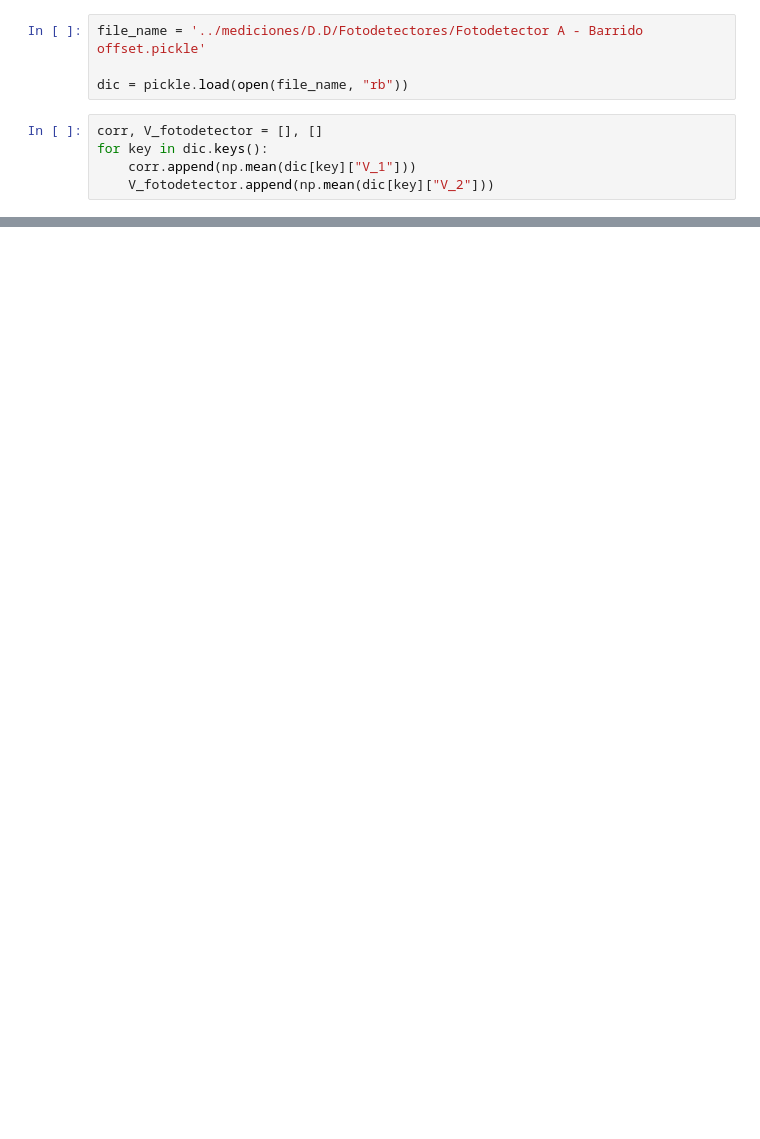
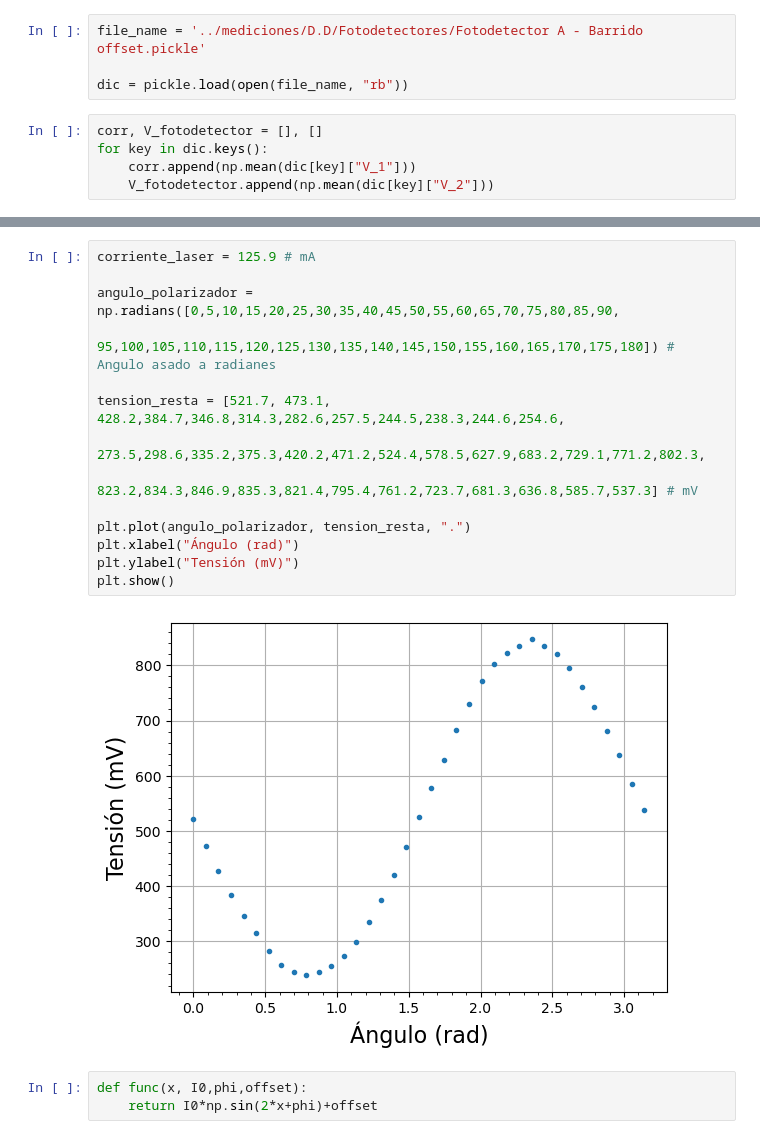
Before and after one commit to DelManuel/Magnetometro-optico, a Jupyter notebook: códigos/analisis_fotodetectores.ipynb, the cells around one changed output, grey strips where cells are left out. Cells and saved outputs as stored; diff of their text form; blank space fills up the shorter version.

```diff
--- a/códigos/analisis_fotodetectores.ipynb
+++ b/códigos/analisis_fotodetectores.ipynb
@@ -61,0 +74,19 @@ plt.show()
+# %%
+corriente_laser = 125.9 # mA
+
+angulo_polarizador = np.radians([0,5,10,15,20,25,30,35,40,45,50,55,60,65,70,75,80,85,90,
+                                 95,100,105,110,115,120,125,130,135,140,145,150,155,160,165,170,175,180]) # Angulo asado a radianes
+
+tension_resta = [521.7, 473.1, 428.2,384.7,346.8,314.3,282.6,257.5,244.5,238.3,244.6,254.6,
+                 273.5,298.6,335.2,375.3,420.2,471.2,524.4,578.5,627.9,683.2,729.1,771.2,802.3,
+                 823.2,834.3,846.9,835.3,821.4,795.4,761.2,723.7,681.3,636.8,585.7,537.3] # mV
+
+plt.plot(angulo_polarizador, tension_resta, ".")
+plt.xlabel("Ángulo (rad)")
+plt.ylabel("Tensión (mV)")
+plt.show()
+# %% [output]
+[figure, added]
+# %%
+def func(x, I0,phi,offset):
+    return I0*np.sin(2*x+phi)+offset
```
Also changed, not shown: parts of 18 cells of this notebook, 8 other files.
